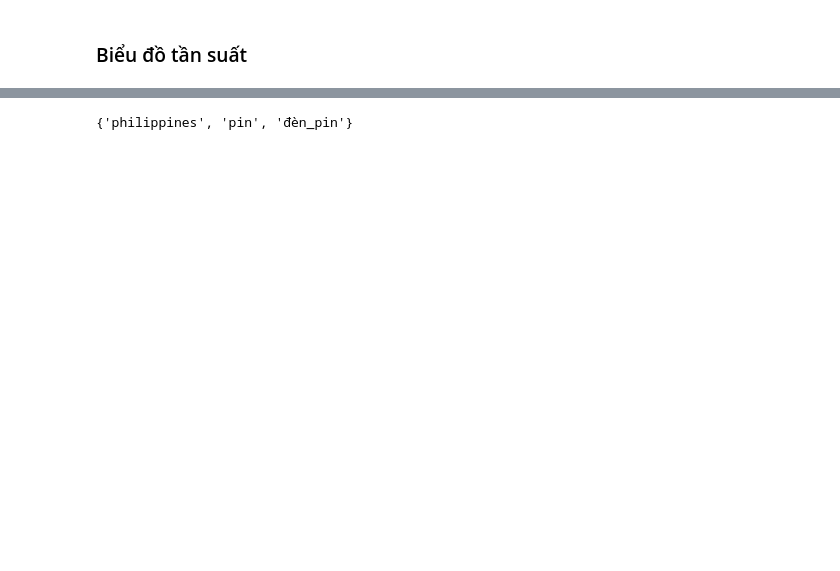
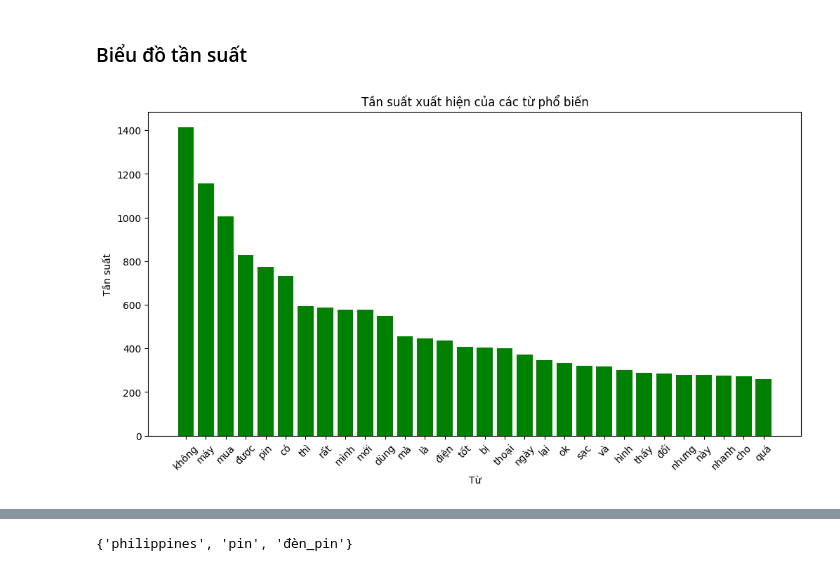
Before and after one commit to DinhManhAVG/Comment-Sentiment-Analysis, a Jupyter notebook: pre-processing/pre-processing.ipynb, the cells around one changed output, grey strips where cells are left out. Cells and saved outputs as stored; diff of their text form; code cells hidden in the pictures; blank space fills up the shorter version.

```diff
--- a/pre-processing/pre-processing.ipynb
+++ b/pre-processing/pre-processing.ipynb
@@ -359,5 +350,21 @@ df[["comment_clean", "word_count"]].sort_values(
 # %% [markdown]
 ### Biểu đồ tần suất
+# %%
+# Tạo biểu đồ tần suất từ
+all_words = " ".join(df["comment"].astype(str)).split()
+word_freq = Counter(all_words)
+common_words = word_freq.most_common(30)  # Lấy 20 từ phổ biến nhất
+
+words, counts = zip(*common_words)
+plt.figure(figsize=(12, 6))
+plt.bar(words, counts, color="green")
+plt.xticks(rotation=45)
+plt.xlabel("Từ")
+plt.ylabel("Tần suất")
+plt.title("Tần suất xuất hiện của các từ phổ biến")
+plt.show()
+# %% [output]
+[figure, added]
 # %%
 # Tạo biểu đồ tần suất từ
 all_words = " ".join(df["comment_clean"].astype(str)).split()
```
Also changed, not shown: parts of 16 cells of this notebook, 5 other files.
